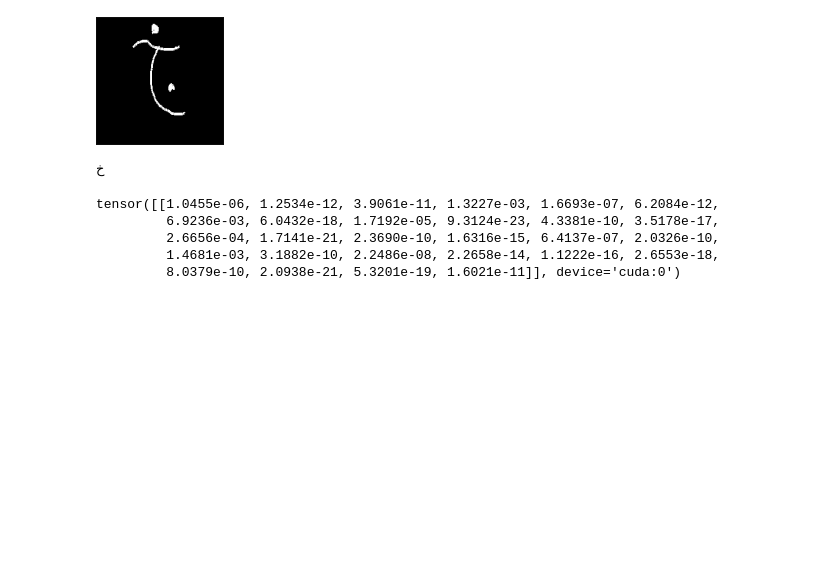
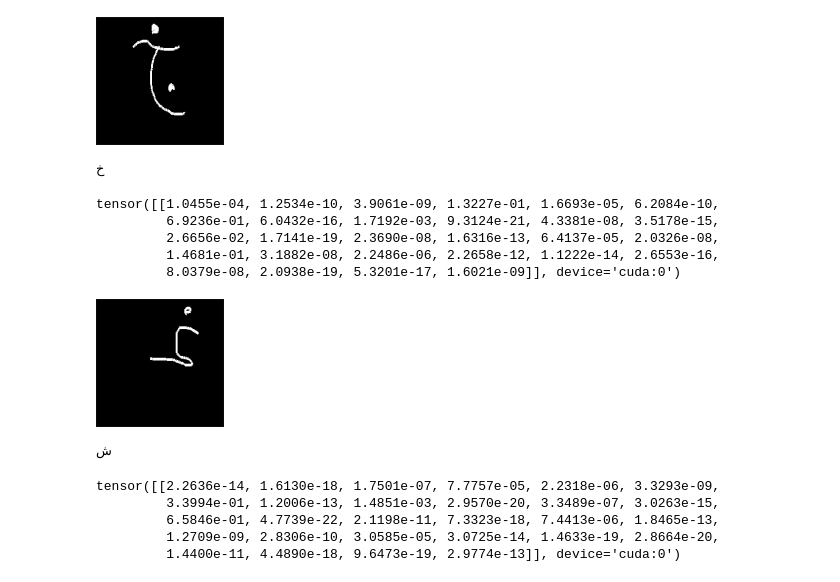
Before and after one commit to dabane-ghassan/what-is-my-arabic-letter, a Jupyter notebook: src/new.ipynb, the cells around one changed output. Saved outputs shown, nothing was run; the diff lists cells and outputs as text; code cells hidden in the pictures; blank space fills up the shorter version.

```diff
--- a/src/new.ipynb
+++ b/src/new.ipynb
@@ -200,13 +201,3 @@ with torch.no_grad():
 torch.save(model.state_dict(), 'shabakanet.pt')
 # %% [output]
 Test Accuracy of the model on the 3360 test images: 95.11904761904762 %
-# %%
-from PIL import Image
-
-sins = Image.open('SinsPics.png')
-
-to_img = transforms.ToPILImage()
-to_norm = transforms.Normalize(mean=(0.5,), std=(0.5,))
-to_gray = transforms.Grayscale(num_output_channels=1)
-to_tens = transforms.ToTensor()
-sins_fin = to_norm(to_gray(to_tens(sins)))
@@ -286,8 +281,33 @@ m = nn.Softmax(dim=1)
 out = m(output)
 out
 # %% [output]
-tensor([[1.0455e-06, 1.2534e-12, 3.9061e-11, 1.3227e-03, 1.6693e-07, 6.2084e-12,
-         6.9236e-03, 6.0432e-18, 1.7192e-05, 9.3124e-23, 4.3381e-10, 3.5178e-17,
-         2.6656e-04, 1.7141e-21, 2.3690e-10, 1.6316e-15, 6.4137e-07, 2.0326e-10,
-         1.4681e-03, 3.1882e-10, 2.2486e-08, 2.2658e-14, 1.1222e-16, 2.6553e-18,
-         8.0379e-10, 2.0938e-21, 5.3201e-19, 1.6021e-11]], device='cuda:0')
+tensor([[1.0455e-04, 1.2534e-10, 3.9061e-09, 1.3227e-01, 1.6693e-05, 6.2084e-10,
+         6.9236e-01, 6.0432e-16, 1.7192e-03, 9.3124e-21, 4.3381e-08, 3.5178e-15,
+         2.6656e-02, 1.7141e-19, 2.3690e-08, 1.6316e-13, 6.4137e-05, 2.0326e-08,
+         1.4681e-01, 3.1882e-08, 2.2486e-06, 2.2658e-12, 1.1222e-14, 2.6553e-16,
+         8.0379e-08, 2.0938e-19, 5.3201e-17, 1.6021e-09]], device='cuda:0')
+# %%
+sins6 = Image.open('SinsPics6.png')
+sins_fin6 = to_norm(to_gray(to_tens(sins6)))
+sins6
+# %% [output]
+[figure, added]
+# %%
+with torch.no_grad():
+
+    output = model(torch.unsqueeze(sins_fin6, dim=0).to(device))
+    yep, predicted = torch.max(output.data, 1)
+    print(arab_labs[int(predicted.detach())])
+# %% [output]
+ش
+# %%
+m = nn.Softmax(dim=1)
+
+out = m(output)
+out
+# %% [output]
+tensor([[2.2636e-14, 1.6130e-18, 1.7501e-07, 7.7757e-05, 2.2318e-06, 3.3293e-09,
+         3.3994e-01, 1.2006e-13, 1.4851e-03, 2.9570e-20, 3.3489e-07, 3.0263e-15,
+         6.5846e-01, 4.7739e-22, 2.1198e-11, 7.3323e-18, 7.4413e-06, 1.8465e-13,
+         1.2709e-09, 2.8306e-10, 3.0585e-05, 3.0725e-14, 1.4633e-19, 2.8664e-20,
+         1.4400e-11, 4.4890e-18, 9.6473e-19, 2.9774e-13]], device='cuda:0')
```
Also changed, not shown: parts of 2 cells of this notebook, 12 other files.
